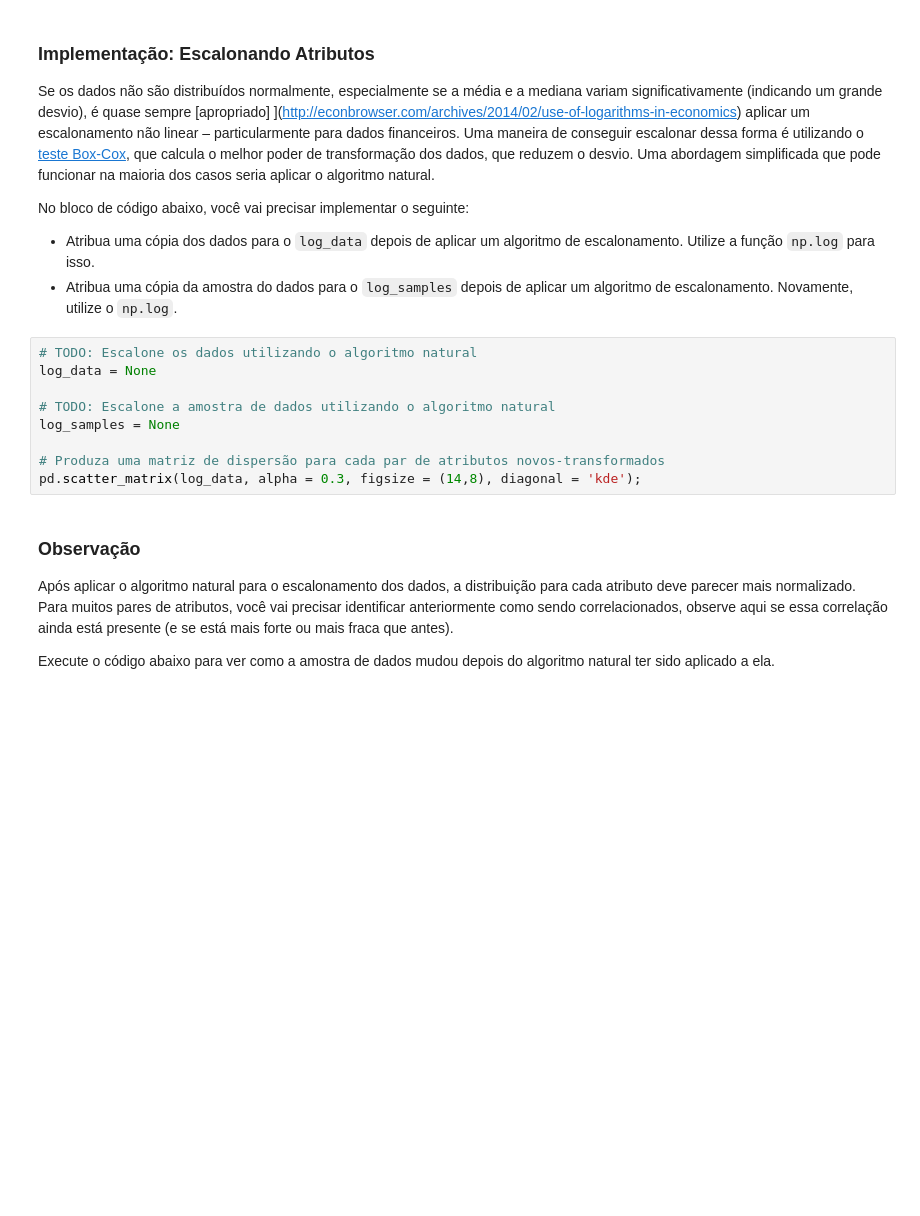
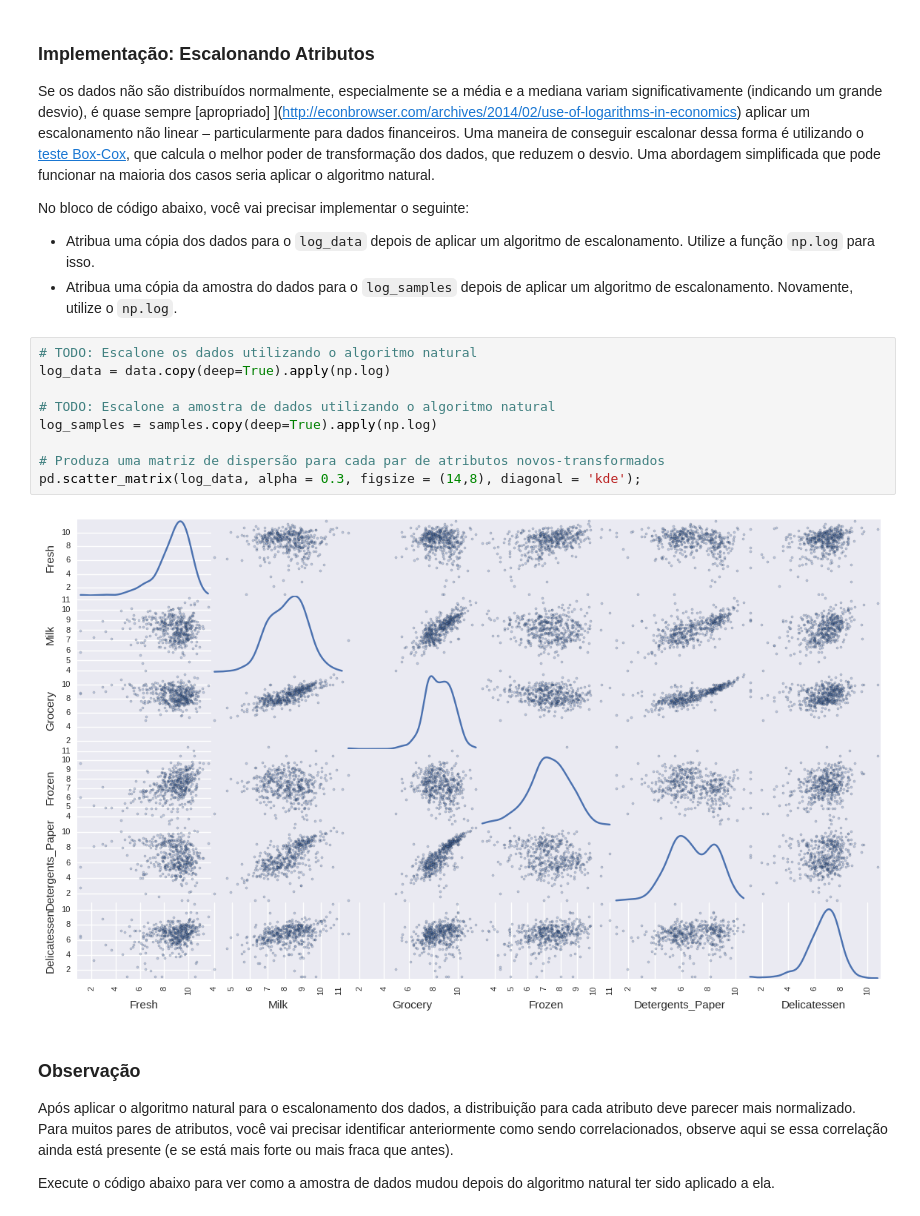
Before and after one commit to joseteodoro/br-machine-learning, a Jupyter notebook: customer_segments/customer_segments_PT.ipynb, the cells around one changed output. Cells and saved outputs as stored; diff of their text form; blank space fills up the shorter version.

```diff
--- a/customer_segments/customer_segments_PT.ipynb
+++ b/customer_segments/customer_segments_PT.ipynb
@@ -204,13 +204,15 @@ No bloco de código abaixo, você vai precisar implementar o seguinte:
  - Atribua uma cópia da amostra do dados para o `log_samples` depois de aplicar um algoritmo de escalonamento. Novamente, utilize o `np.log`.
 # %%
 # TODO: Escalone os dados utilizando o algoritmo natural
-log_data = None
+log_data = data.copy(deep=True).apply(np.log)
 
 # TODO: Escalone a amostra de dados utilizando o algoritmo natural
-log_samples = None
+log_samples = samples.copy(deep=True).apply(np.log)
 
 # Produza uma matriz de dispersão para cada par de atributos novos-transformados
 pd.scatter_matrix(log_data, alpha = 0.3, figsize = (14,8), diagonal = 'kde');
+# %% [output]
+[figure, added]
 # %% [markdown]
 ### Observação
 Após aplicar o algoritmo natural para o escalonamento dos dados, a distribuição para cada atributo deve parecer mais normalizado. Para muitos pares de atributos, você vai precisar identificar anteriormente como sendo correlacionados, observe aqui se essa correlação ainda está presente (e se está mais forte ou mais fraca que antes).
```
Also changed, not shown: parts of 12 cells of this notebook.
